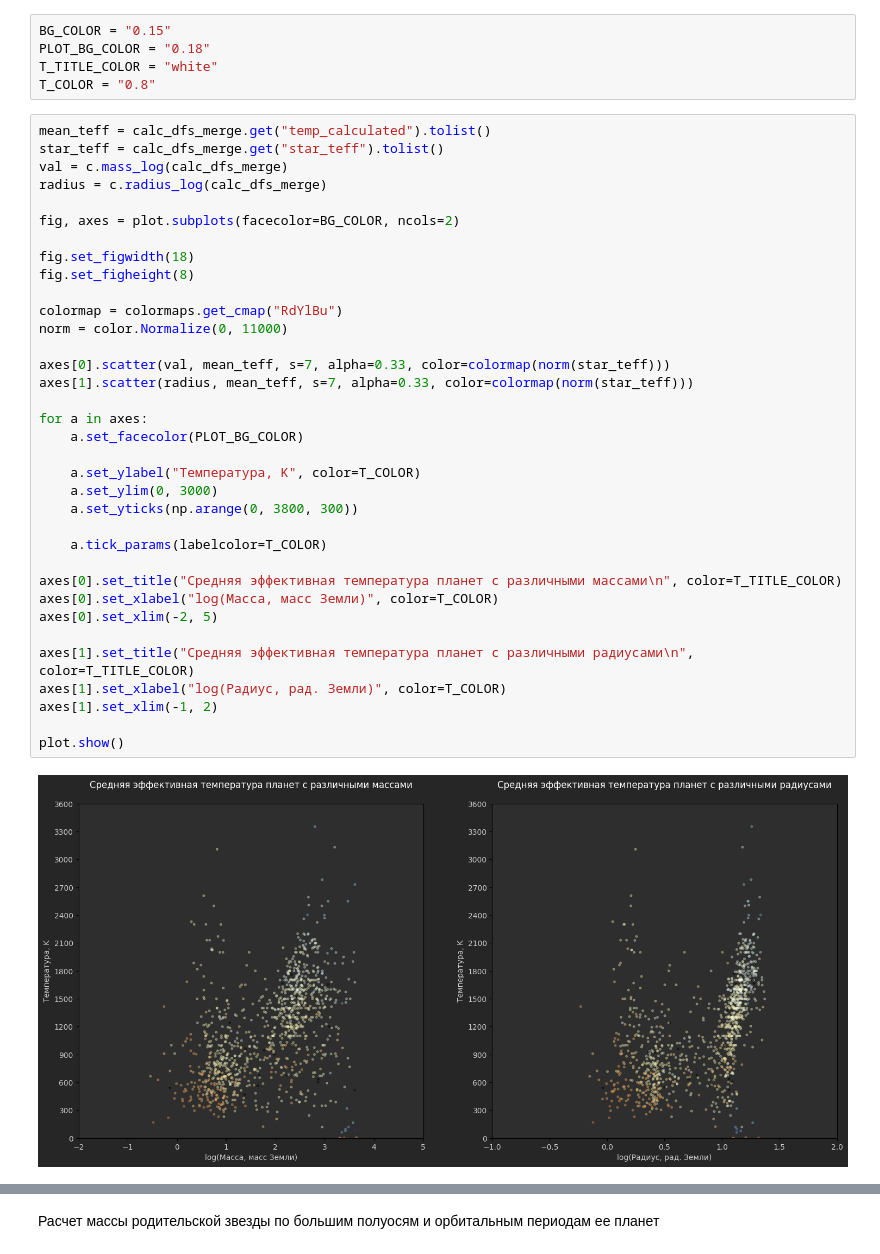
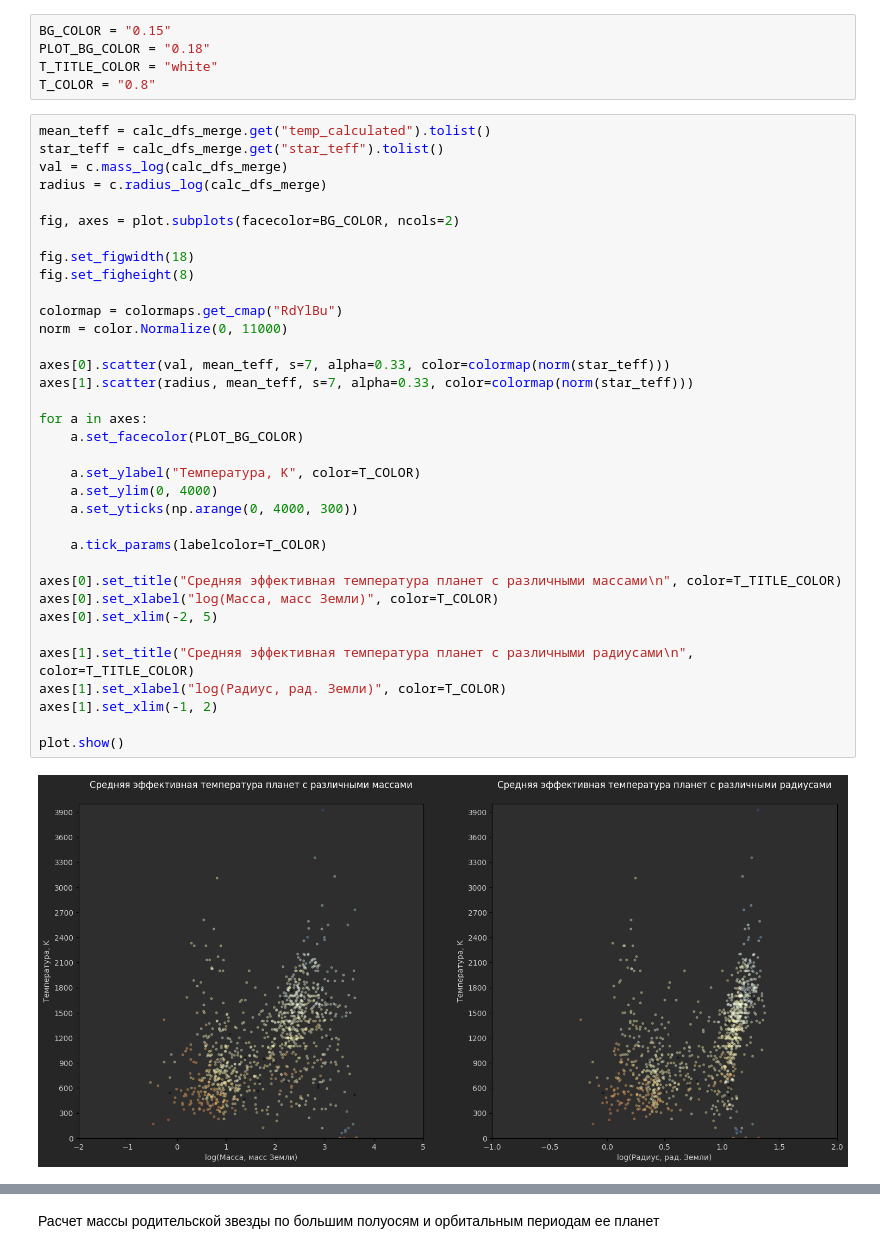
Before and after one commit to ochobkaa/exoplanetmodel, a Jupyter notebook: exoplanets.ipynb, the cells around one changed output, grey strips where cells are left out. Cells and saved outputs as stored; diff of their text form.

```diff
--- a/exoplanets.ipynb
+++ b/exoplanets.ipynb
@@ -361,33 +377,33 @@ val = c.mass_log(calc_dfs_merge)
 radius = c.radius_log(calc_dfs_merge)
 
 fig, axes = plot.subplots(facecolor=BG_COLOR, ncols=2)
 
 fig.set_figwidth(18)
 fig.set_figheight(8)
 
 colormap = colormaps.get_cmap("RdYlBu")
 norm = color.Normalize(0, 11000)
 
 axes[0].scatter(val, mean_teff, s=7, alpha=0.33, color=colormap(norm(star_teff)))
 axes[1].scatter(radius, mean_teff, s=7, alpha=0.33, color=colormap(norm(star_teff)))
 
 for a in axes:
     a.set_facecolor(PLOT_BG_COLOR)
 
     a.set_ylabel("Температура, K", color=T_COLOR)
-    a.set_ylim(0, 3000)
-    a.set_yticks(np.arange(0, 3800, 300))
+    a.set_ylim(0, 4000)
+    a.set_yticks(np.arange(0, 4000, 300))
 
     a.tick_params(labelcolor=T_COLOR)
 
 axes[0].set_title("Cредняя эффективная температура планет с различными массами\n", color=T_TITLE_COLOR)
 axes[0].set_xlabel("log(Масса, масс Земли)", color=T_COLOR)
 axes[0].set_xlim(-2, 5)
 
 axes[1].set_title("Cредняя эффективная температура планет с различными радиусами\n", color=T_TITLE_COLOR)
 axes[1].set_xlabel("log(Радиус, рад. Земли)", color=T_COLOR)
 axes[1].set_xlim(-1, 2)
 
 plot.show()
 # %% [output]
-[figure, old version]
+[figure, new version]
```
Also changed, not shown: parts of 21 cells of this notebook.
